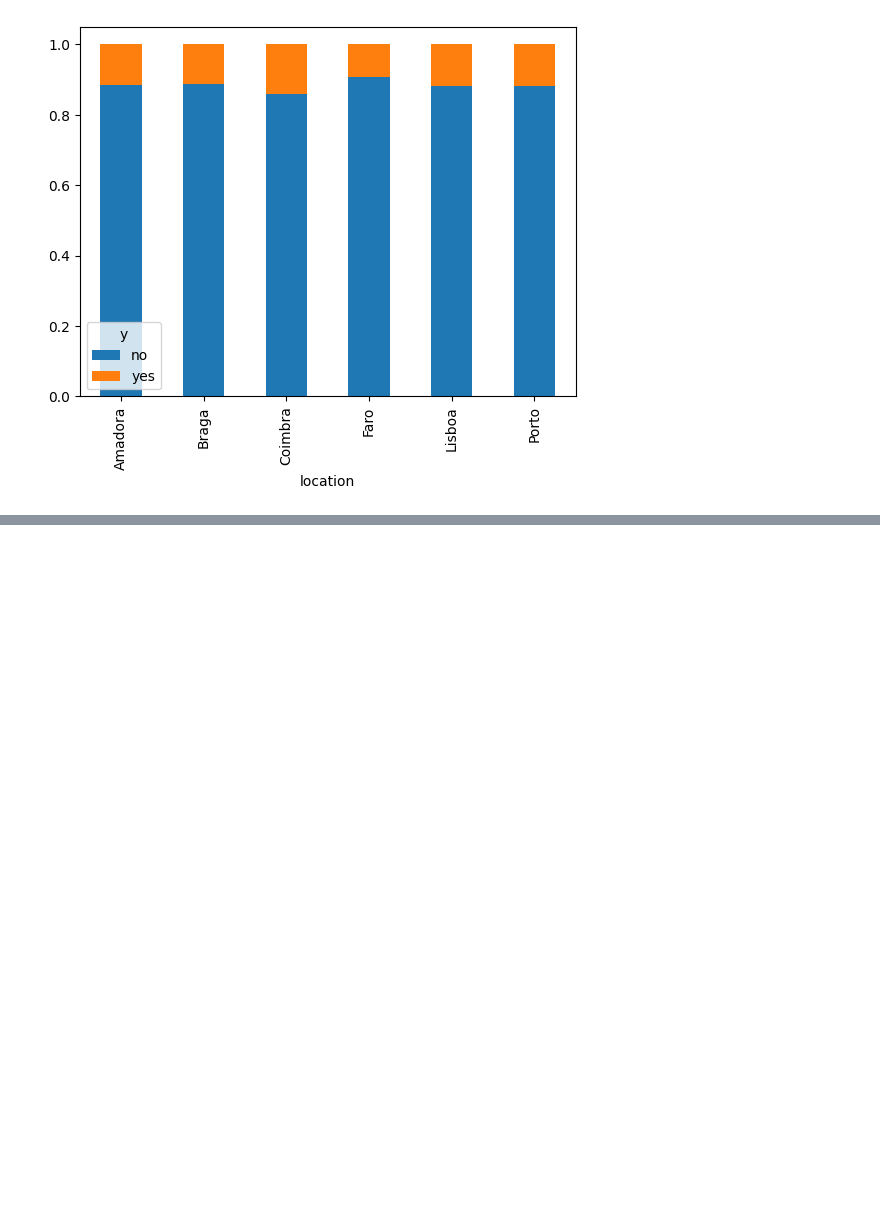
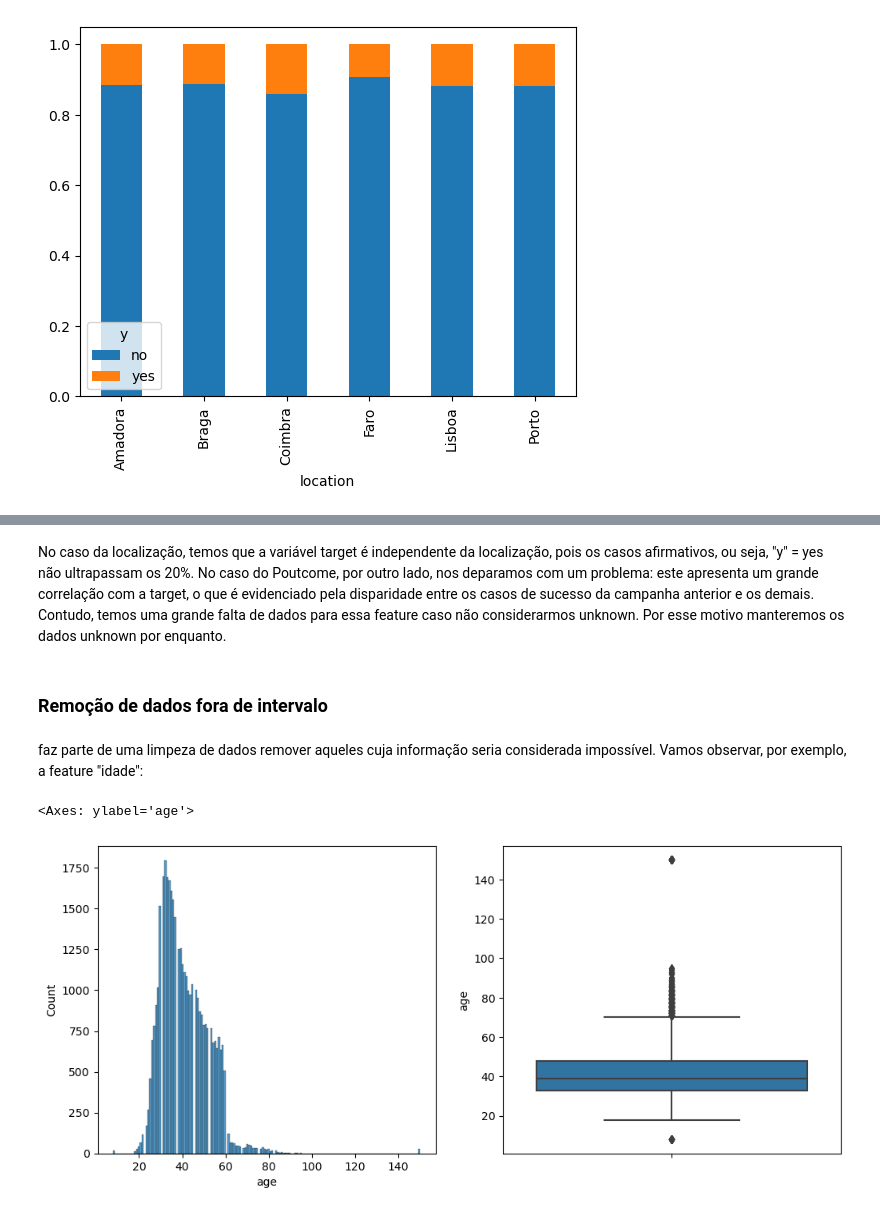
Before and after one commit to ArthurWDamasi0/ProjetoFinalTA, a Jupyter notebook: NovaAnalise.ipynb, the cells around one changed output, grey strips where cells are left out. Drawn from its saved outputs; the diff is of its cells as text; code cells hidden in the pictures; blank space fills up the shorter version.

```diff
--- a/NovaAnalise.ipynb
+++ b/NovaAnalise.ipynb
@@ -266,0 +183,15 @@ plt.show()
+# %% [markdown]
+<p>No caso da localização, temos que a variável target é independente da localização, pois os casos afirmativos, ou seja, "y" = yes não ultrapassam os 20%. No caso do Poutcome, por outro lado, nos deparamos com um problema: este apresenta um grande correlação com a target, o que é evidenciado pela disparidade entre os casos de sucesso da campanha anterior e os demais. Contudo, temos uma grande falta de dados para essa feature caso não considerarmos unknown. Por esse motivo manteremos os dados unknown por enquanto. </p>
+# %% [markdown]
+<h3> Remoção de dados fora de intervalo </h3>
+# %% [markdown]
+<p> faz parte de uma limpeza de dados remover aqueles cuja informação seria considerada impossível. Vamos observar, por exemplo, a feature "idade":</p>
+# %%
+plt.figure(figsize = (12,5))
+plt.subplot(1,2,1)
+sns.histplot(data = df, x = "age")
+plt.subplot(1,2,2)
+sns.boxplot(data = df, y = 'age')
+# %% [output]
+<Axes: ylabel='age'>
+[figure, added]
```
Also changed, not shown: parts of 66 cells of this notebook.
